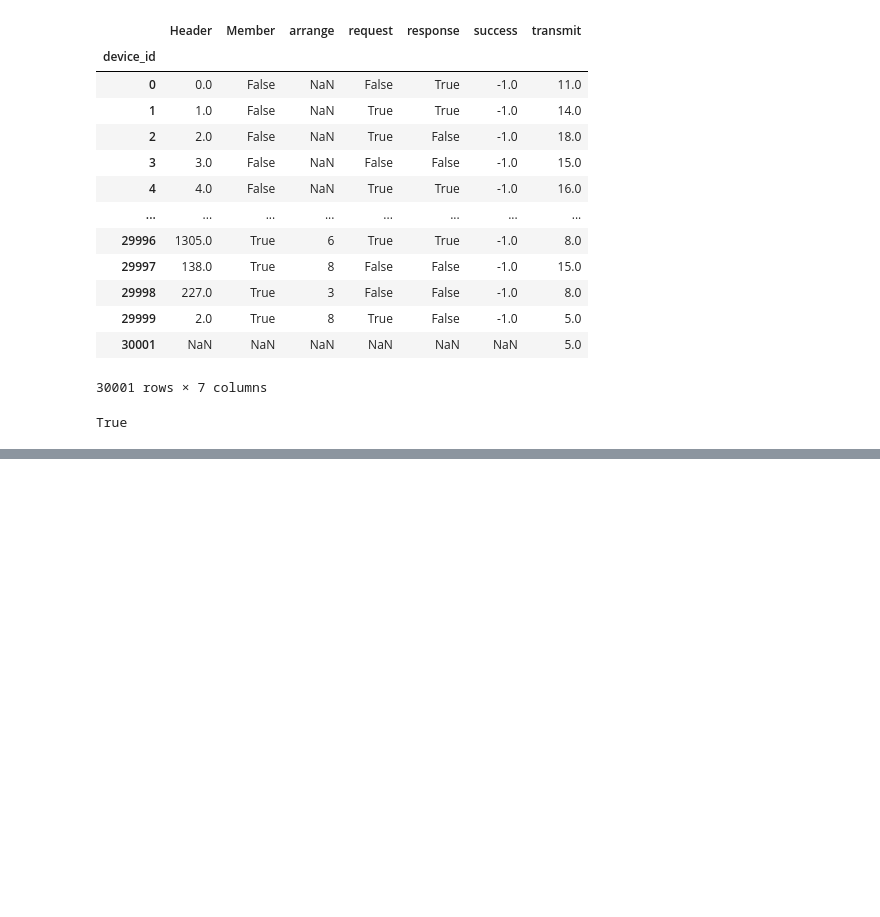
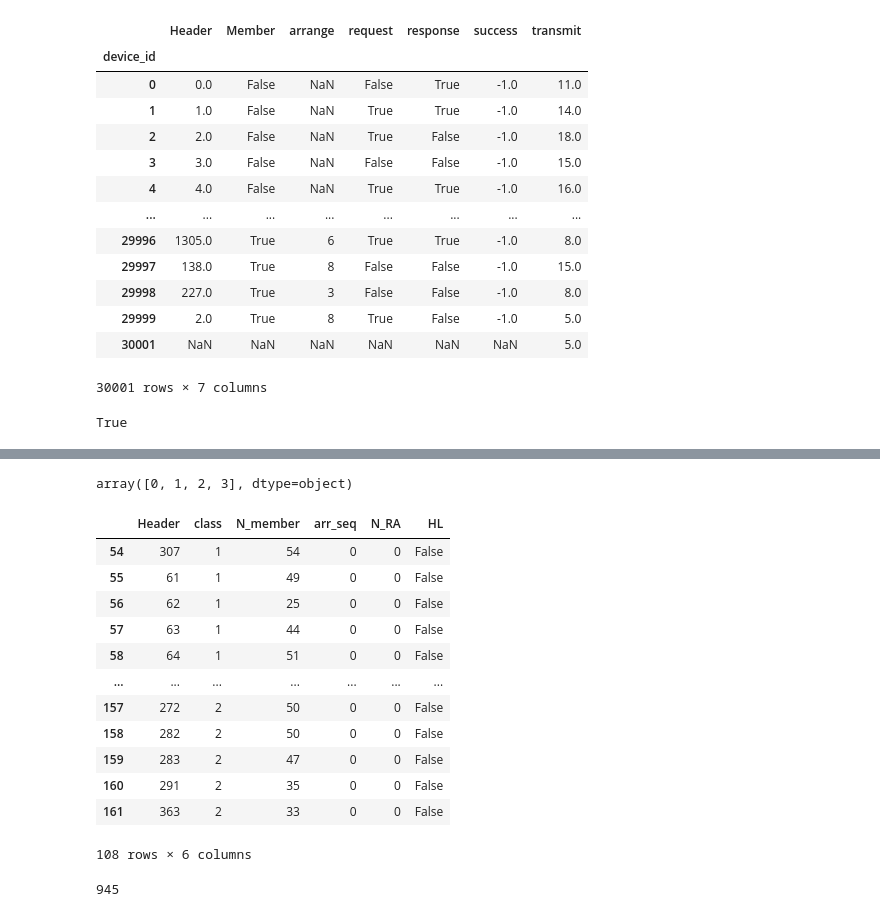
Before and after one commit to KenWang42/TDCR, a Jupyter notebook: TDCR_Simulation/test.ipynb, the cells around one changed output, grey strips where cells are left out. Saved outputs shown, nothing was run; the diff lists cells and outputs as text; code cells hidden in the pictures; blank space fills up the shorter version.

```diff
--- a/TDCR_Simulation/test.ipynb
+++ b/TDCR_Simulation/test.ipynb
@@ -449,0 +680,30 @@ schedule = [frame % N_class for frame in range(simRAO)]
+# %%
+D2D_group['class'].unique()
+# %% [output]
+array([0, 1, 2, 3], dtype=object)
+# %%
+class_list = [1, 2]
+# %%
+groups_in_class = pd.DataFrame()
+for class_ in class_list:
+    groups_in_class = groups_in_class.append(D2D_group.loc[D2D_group['class'] == class_])
+# %%
+groups_in_class
+# %% [output]
+|  | Header | class | N_member | arr_seq | N_RA | HL |
+| 54 | 307 | 1 | 54 | 0 | 0 | False |
+| 55 | 61 | 1 | 49 | 0 | 0 | False |
+| 56 | 62 | 1 | 25 | 0 | 0 | False |
+| 57 | 63 | 1 | 44 | 0 | 0 | False |
+| 58 | 64 | 1 | 51 | 0 | 0 | False |
+| ... | ... | ... | ... | ... | ... | ... |
+| 157 | 272 | 2 | 50 | 0 | 0 | False |
+| 158 | 282 | 2 | 50 | 0 | 0 | False |
+| 159 | 283 | 2 | 47 | 0 | 0 | False |
+| 160 | 291 | 2 | 35 | 0 | 0 | False |
+| 161 | 363 | 2 | 33 | 0 | 0 | False |
+108 rows × 6 columns
+# %%
+MTCD_data['RA_init'].max()
+# %% [output]
+945
```
Also changed, not shown: parts of 11 cells of this notebook, 6 other files.
